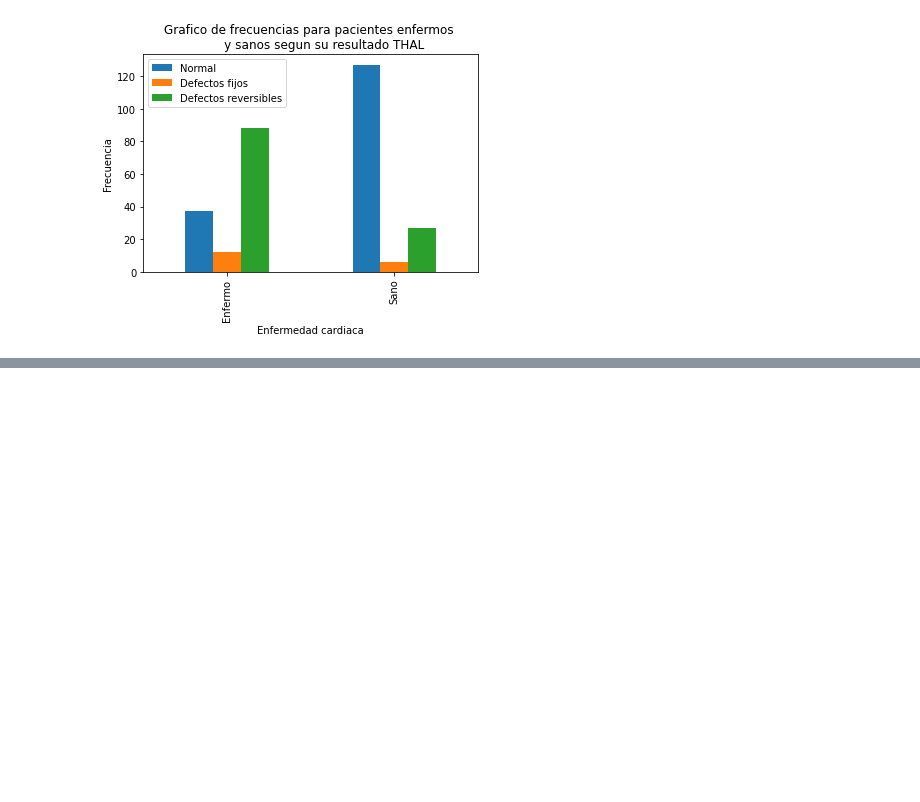
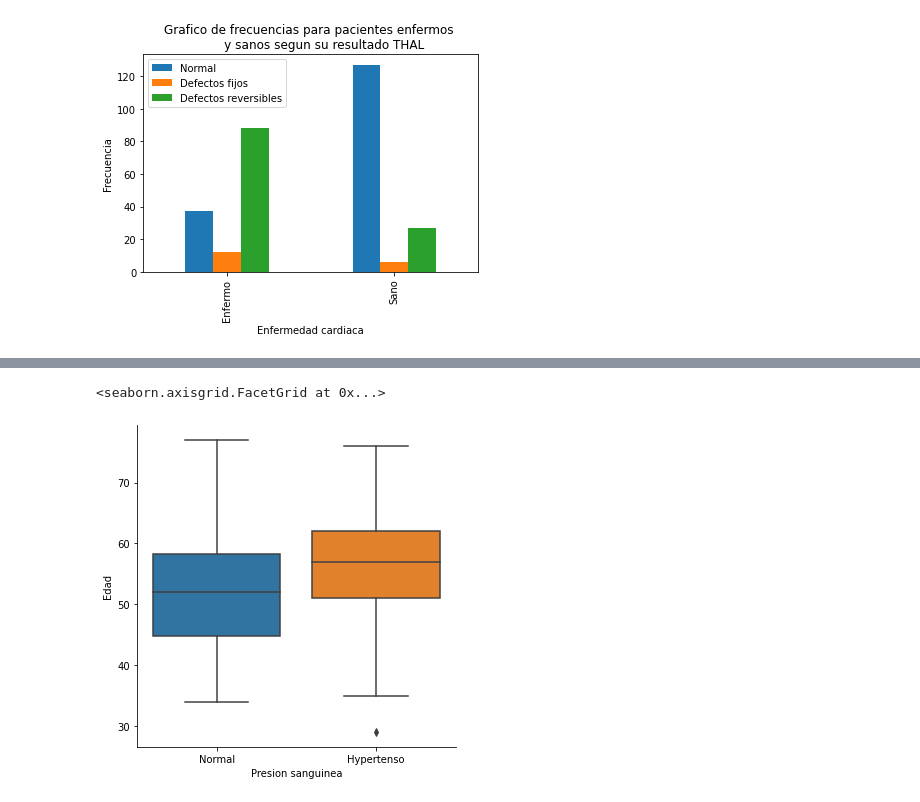
Before and after one commit to pjcortes716/PROYECTO1_ACPTD, a Jupyter notebook: EDA.ipynb, the cells around one changed output, grey strips where cells are left out. Saved outputs shown, nothing was run; the diff lists cells and outputs as text; code cells hidden in the pictures; blank space fills up the shorter version.

```diff
--- a/EDA.ipynb
+++ b/EDA.ipynb
@@ -282,0 +314,8 @@ ax.set(ylabel="Frecuencia",xlabel="Enfermedad cardiaca",title="""Grafico de frec
+# %%
+fig=sns.catplot(data=heart_disease_mod, x="PRESION_SAN", y="EDAD", kind="box")
+fig.set(ylabel="Edad")
+fig.set(xlabel="Presion sanguinea")
+fig.set_xticklabels(["Normal","Hypertenso"])
+# %% [output]
+<seaborn.axisgrid.FacetGrid at 0x...>
+[figure, added]
```
Also changed, not shown: parts of 23 cells of this notebook.
